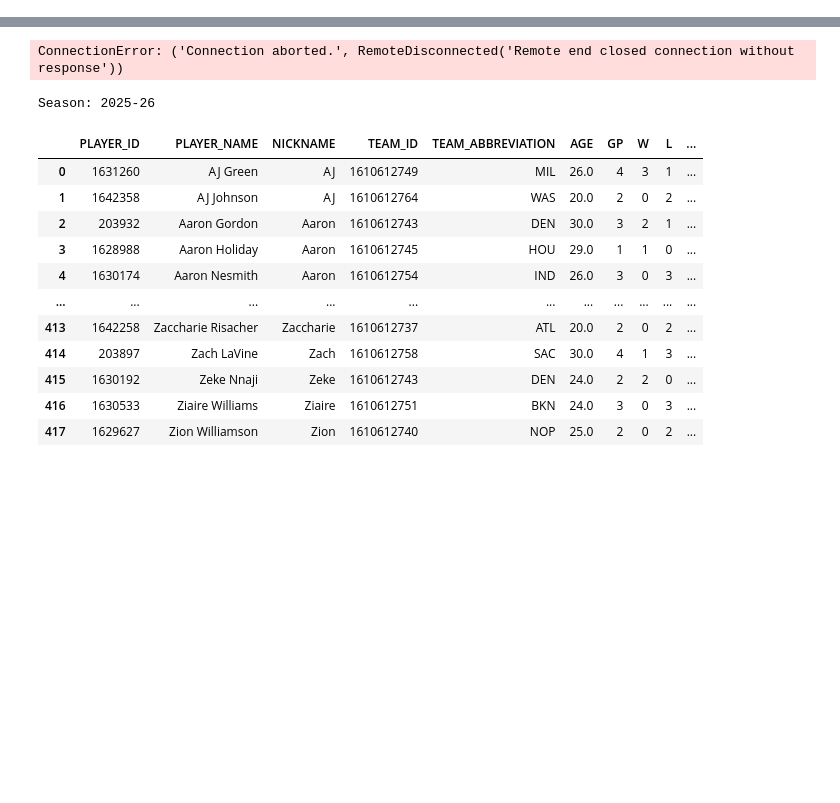
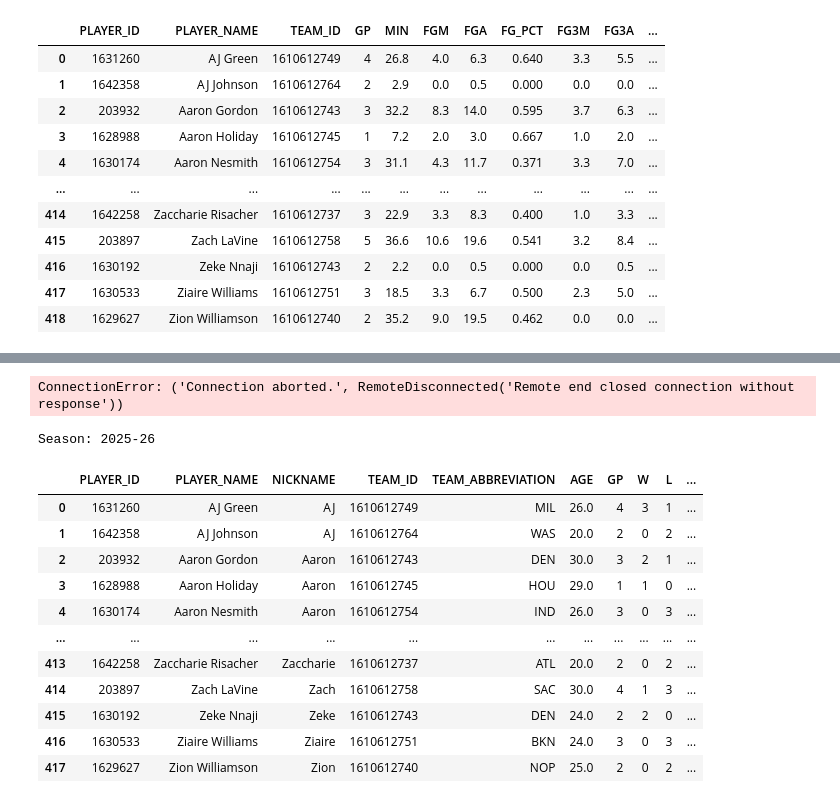
Before and after one commit to KrishalDhungana/NBABrain, a Jupyter notebook: notebooks/data_retrieval.ipynb, the cells around one changed output, grey strips where cells are left out. Drawn from its saved outputs; the diff is of its cells as text; code cells hidden in the pictures; blank space fills up the shorter version.

```diff
--- a/notebooks/data_retrieval.ipynb
+++ b/notebooks/data_retrieval.ipynb
@@ -7,0 +207,78 @@ Per-Player:
+# %%
+# fetch current season
+from datetime import date
+today = date.today()
+start_year = today.year if today.month >= 10 else today.year - 1
+season = f"{start_year}-{str(start_year + 1)[-2:]}"
+print(season)
+
+import pandas as pd
+from nba_api.stats.endpoints import leaguedashplayerstats
+pd.set_option('display.max_columns', None)
+player_ppg_stats = leaguedashplayerstats.LeagueDashPlayerStats(season_type_all_star="Regular Season", per_mode_detailed="PerGame", measure_type_detailed_defense="Base")
+player_ppg_stats_df = player_ppg_stats.get_data_frames()[0][["PLAYER_ID",
+                                                             "PLAYER_NAME",
+                                                             "TEAM_ID",
+                                                             "GP",
+                                                             "MIN",
+                                                             # raw performance stats
+                                                             "FGM",
+                                                             "FGA",
+                                                             "FG_PCT",
+                                                             "FG3M",
+                                                             "FG3A",
+                                                             "FG3_PCT",
+                                                             "FTM",
+                                                             "FTA",
+                                                             "FT_PCT",
+                                                             "OREB",
+                                                             "DREB",
+                                                             "REB",
+                                                             "AST",
+                                                             "TOV",
+                                                             "STL",
+                                                             "BLK",
+                                                             "BLKA", # blocks against player (i.e., opponent blocked player's shot), or attempted blocks???
+                                                             "PF", # personal fouls
+                                                             "PFD", # personal fouls drawn
+                                                             "PTS",
+                                                             "PLUS_MINUS",
+                                                             "NBA_FANTASY_PTS",
+                                                            # ranked performance stats
+                                                             "FGM_RANK",
+                                                             "FGA_RANK",
+                                                             "FG_PCT_RANK",
+                                                             "FG3M_RANK",
+                                                             "FG3A_RANK",
+                                                             "FG3_PCT_RANK",
+                                                             "FTM_RANK",
+                                                             "FTA_RANK",
+                                                             "FT_PCT_RANK",
+                                                             "OREB_RANK",
+                                                             "DREB_RANK",
+                                                             "REB_RANK",
+                                                             "AST_RANK",
+                                                             "TOV_RANK",
+                                                             "STL_RANK",
+                                                             "BLK_RANK",
+                                                             "BLKA_RANK", # blocks against player (i.e., opponent blocked player's shot), or attempted blocks???
+                                                             "PF_RANK", # personal fouls
+                                                             "PFD_RANK", # personal fouls drawn
+                                                             "PTS_RANK",
+                                                             "PLUS_MINUS_RANK",
+                                                             "NBA_FANTASY_PTS_RANK"
+                                                             ]]
+# res = player_ppg_stats_df.groupby('TEAM_ID').count()
+# res
+player_ppg_stats_df
+
+# leaguestandings_output -> standings
+# leaguedashteamstats -> team stats
+# boxscoretraditionalv2_output, PlayerStats and TeamStats -> box scores
+
+# leaguehustlestatsplayer, leaguehustlestatsteam -> hustle stats
+# leaguedashplayerbiostats -> player age, height, weight, net rating, usage, true shooting,
+# leaguedashptstats -> team pace, distance, speed
+# playergamelogoutput -> player stats per game
+# playerindex -> player details (height, weight, position)
+# %% [output]
@@ -7,0 +286,12 @@ Per-Player:
+|  | PLAYER_ID | PLAYER_NAME | TEAM_ID | GP | MIN | FGM | FGA | FG_PCT | FG3M | FG3A | ... |
+| 0 | 1631260 | AJ Green | 1610612749 | 4 | 26.8 | 4.0 | 6.3 | 0.640 | 3.3 | 5.5 | ... |
+| 1 | 1642358 | AJ Johnson | 1610612764 | 2 | 2.9 | 0.0 | 0.5 | 0.000 | 0.0 | 0.0 | ... |
+| 2 | 203932 | Aaron Gordon | 1610612743 | 3 | 32.2 | 8.3 | 14.0 | 0.595 | 3.7 | 6.3 | ... |
+| 3 | 1628988 | Aaron Holiday | 1610612745 | 1 | 7.2 | 2.0 | 3.0 | 0.667 | 1.0 | 2.0 | ... |
+| 4 | 1630174 | Aaron Nesmith | 1610612754 | 3 | 31.1 | 4.3 | 11.7 | 0.371 | 3.3 | 7.0 | ... |
+| ... | ... | ... | ... | ... | ... | ... | ... | ... | ... | ... | ... |
+| 414 | 1642258 | Zaccharie Risacher | 1610612737 | 3 | 22.9 | 3.3 | 8.3 | 0.400 | 1.0 | 3.3 | ... |
+| 415 | 203897 | Zach LaVine | 1610612758 | 5 | 36.6 | 10.6 | 19.6 | 0.541 | 3.2 | 8.4 | ... |
+| 416 | 1630192 | Zeke Nnaji | 1610612743 | 2 | 2.2 | 0.0 | 0.5 | 0.000 | 0.0 | 0.5 | ... |
+| 417 | 1630533 | Ziaire Williams | 1610612751 | 3 | 18.5 | 3.3 | 6.7 | 0.500 | 2.3 | 5.0 | ... |
+| 418 | 1629627 | Zion Williamson | 1610612740 | 2 | 35.2 | 9.0 | 19.5 | 0.462 | 0.0 | 0.0 | ... |
```
Also changed, not shown: parts of 11 cells of this notebook, 19 other files.
